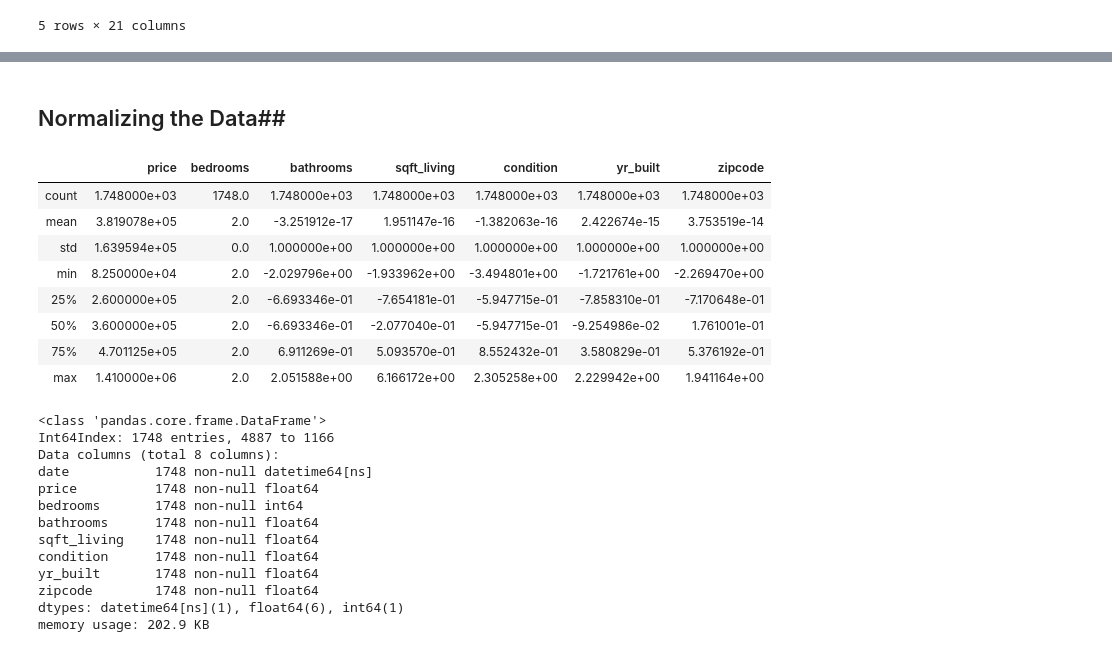
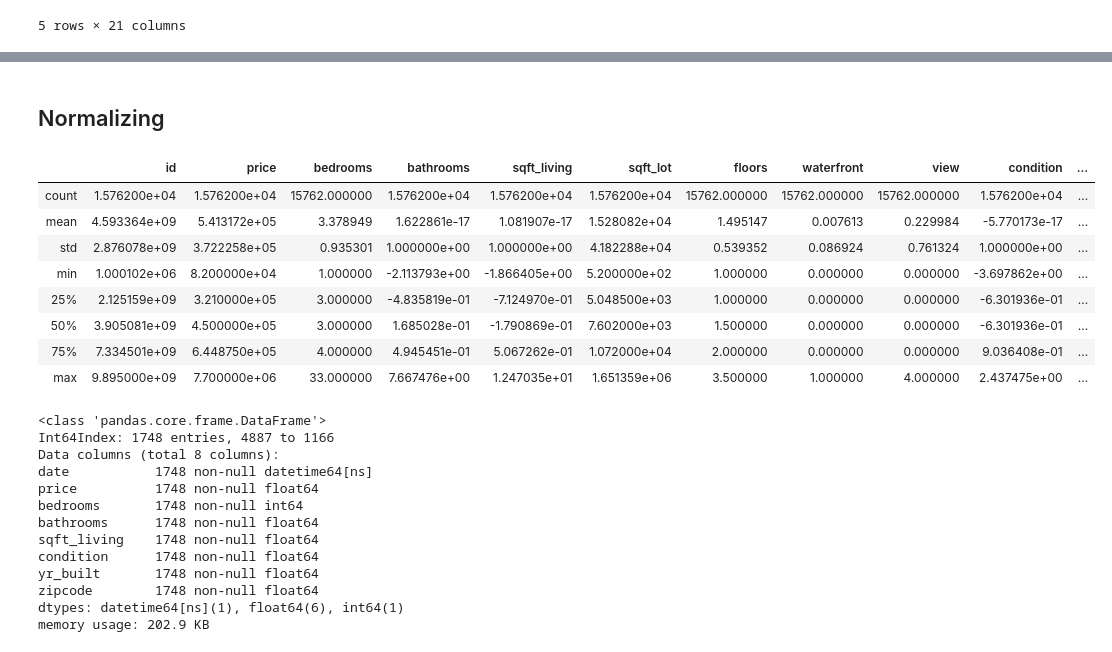
Before and after one commit to psuero1/house-sales-project, a Jupyter notebook: Data_Cleaning_EDA.ipynb, the cells around one changed output, grey strips where cells are left out. Cells and saved outputs as stored; diff of their text form; code cells hidden in the pictures.

```diff
--- a/Data_Cleaning_EDA.ipynb
+++ b/Data_Cleaning_EDA.ipynb
@@ -148,6 +148,3 @@ sqft_living15    15762 non-null int64
 sqft_lot15       15762 non-null int64
 dtypes: float64(8), int64(11), object(2)
 memory usage: 2.6+ MB
-# %%
-data = data.drop(columns =['waterfront', 'view', 'sqft_above', 'sqft_basement', 'yr_renovated'])
-data.head()
@@ -392,21 +245,21 @@ data_bed_bath.describe()
 # %% [markdown]
-## Normalizing the Data##
+## Normalizing
 # %%
 def norm_feat(series):
     return(series-series.mean())/series.std()
 for feat in ['bathrooms', 'sqft_living', 'condition', 'yr_built', 'zipcode']:
-    data_bed_bath[feat] = norm_feat(data_bed_bath[feat])
-data_bed_bath.describe()
+    data[feat] = norm_feat(data[feat])
+data.describe()
 # %% [output]
-|  | price | bedrooms | bathrooms | sqft_living | condition | yr_built | zipcode |
-| count | 1.748000e+03 | 1748.0 | 1.748000e+03 | 1.748000e+03 | 1.748000e+03 | 1.748000e+03 | 1.748000e+03 |
-| mean | 3.819078e+05 | 2.0 | -3.251912e-17 | 1.951147e-16 | -1.382063e-16 | 2.422674e-15 | 3.753519e-14 |
-| std | 1.639594e+05 | 0.0 | 1.000000e+00 | 1.000000e+00 | 1.000000e+00 | 1.000000e+00 | 1.000000e+00 |
-| min | 8.250000e+04 | 2.0 | -2.029796e+00 | -1.933962e+00 | -3.494801e+00 | -1.721761e+00 | -2.269470e+00 |
-| 25% | 2.600000e+05 | 2.0 | -6.693346e-01 | -7.654181e-01 | -5.947715e-01 | -7.858310e-01 | -7.170648e-01 |
-| 50% | 3.600000e+05 | 2.0 | -6.693346e-01 | -2.077040e-01 | -5.947715e-01 | -9.254986e-02 | 1.761001e-01 |
-| 75% | 4.701125e+05 | 2.0 | 6.911269e-01 | 5.093570e-01 | 8.552432e-01 | 3.580829e-01 | 5.376192e-01 |
-| max | 1.410000e+06 | 2.0 | 2.051588e+00 | 6.166172e+00 | 2.305258e+00 | 2.229942e+00 | 1.941164e+00 |
+|  | id | price | bedrooms | bathrooms | sqft_living | sqft_lot | floors | waterfront | view | condition | ... |
+| count | 1.576200e+04 | 1.576200e+04 | 15762.000000 | 1.576200e+04 | 1.576200e+04 | 1.576200e+04 | 15762.000000 | 15762.000000 | 15762.000000 | 1.576200e+04 | ... |
+| mean | 4.593364e+09 | 5.413172e+05 | 3.378949 | 1.622861e-17 | 1.081907e-17 | 1.528082e+04 | 1.495147 | 0.007613 | 0.229984 | -5.770173e-17 | ... |
+| std | 2.876078e+09 | 3.722258e+05 | 0.935301 | 1.000000e+00 | 1.000000e+00 | 4.182288e+04 | 0.539352 | 0.086924 | 0.761324 | 1.000000e+00 | ... |
+| min | 1.000102e+06 | 8.200000e+04 | 1.000000 | -2.113793e+00 | -1.866405e+00 | 5.200000e+02 | 1.000000 | 0.000000 | 0.000000 | -3.697862e+00 | ... |
+| 25% | 2.125159e+09 | 3.210000e+05 | 3.000000 | -4.835819e-01 | -7.124970e-01 | 5.048500e+03 | 1.000000 | 0.000000 | 0.000000 | -6.301936e-01 | ... |
+| 50% | 3.905081e+09 | 4.500000e+05 | 3.000000 | 1.685028e-01 | -1.790869e-01 | 7.602000e+03 | 1.500000 | 0.000000 | 0.000000 | -6.301936e-01 | ... |
+| 75% | 7.334501e+09 | 6.448750e+05 | 4.000000 | 4.945451e-01 | 5.067262e-01 | 1.072000e+04 | 2.000000 | 0.000000 | 0.000000 | 9.036408e-01 | ... |
+| max | 9.895000e+09 | 7.700000e+06 | 33.000000 | 7.667476e+00 | 1.247035e+01 | 1.651359e+06 | 3.500000 | 1.000000 | 4.000000 | 2.437475e+00 | ... |
 # %%
 data_bed_bath.info()
 # %% [output]
```
Also changed, not shown: parts of 23 cells of this notebook, 1 other file.
